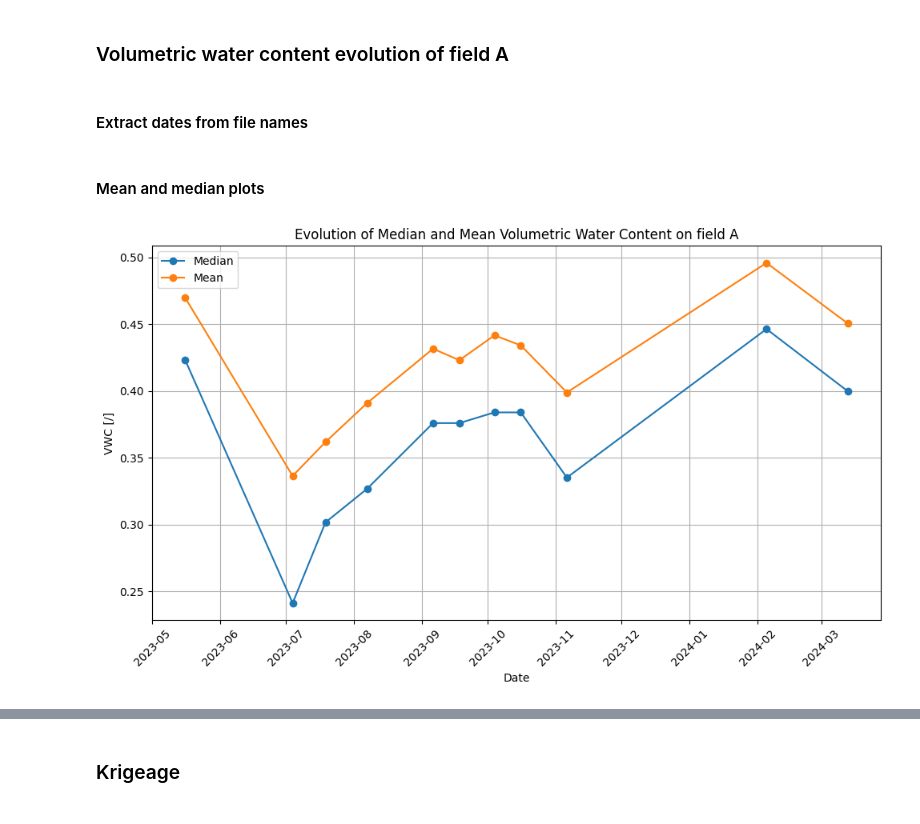
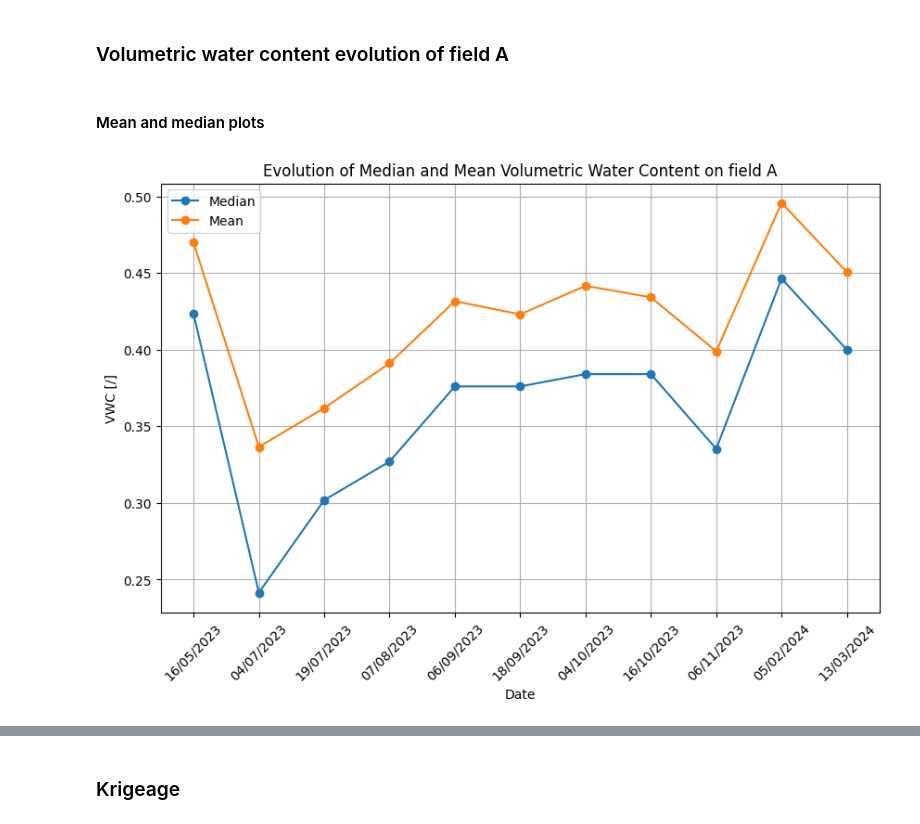
Before and after one commit to Django184/Master-Thesis, a Jupyter notebook: gpr.ipynb, the cells around one changed output, grey strips where cells are left out. Drawn from its saved outputs; the diff is of its cells as text; code cells hidden in the pictures.

```diff
--- a/gpr.ipynb
+++ b/gpr.ipynb
@@ -22,42 +33,37 @@ for file_path in file_paths:
 # %% [markdown]
 ### Volumetric water content evolution of field A
-# %% [markdown]
-#### Extract dates from file names
-# %%
-dates = []
-for file_path in file_paths:
-    file_name = os.path.basename(file_path)
-    file_name_without_extension = os.path.splitext(file_name)[0]
-
-    date = file_name_without_extension[4:6] + "/" + file_name_without_extension[2:4] + "/" + "20" + file_name_without_extension[:2]
-    dates.append(datetime.strptime(date, "%d/%m/%Y"))
-
-sorted_indices = np.argsort(dates)
-dates = np.array(dates)[sorted_indices]
-gpr_data_tables = [gpr_data_tables[i] for i in sorted_indices]
 # %% [markdown]
 #### Mean and median plots
 # %%
+import_data(field_a_paths)
+
 mean_GPR_data_tables = []
 for gpr_data_table in gpr_data_tables:
     mean_GPR_data_table = gpr_data_table.iloc[:,2].mean()
     mean_GPR_data_tables.append(mean_GPR_data_table)
 
 median_GPR_data_tables = []
 for gpr_data_table in gpr_data_tables:
     median_GPR_data_table = gpr_data_table.iloc[:,2].median()
     median_GPR_data_tables.append(median_GPR_data_table)
 
+dates = extract_dates(field_a_paths)
+
 plt.figure(figsize=(10, 6))
 plt.plot(dates, median_GPR_data_tables, marker='o', label='Median')
 plt.plot(dates, mean_GPR_data_tables, marker='o', label='Mean')
 plt.xlabel('Date')
 plt.ylabel('VWC [/]')
 plt.title('Evolution of Median and Mean Volumetric Water Content on field A')
-plt.xticks(rotation=45)
+plt.xticks(dates, rotation=45)
+plt.gca().xaxis.set_major_locator(plt.MaxNLocator(12))
 plt.grid(True)
 plt.legend()
-plt.tight_layout()
 plt.show()
+
+
+# Reset
+gpr_data_tables = []
+dates = []
 # %% [output]
-[figure, old version]
+[figure, new version]
```
Also changed, not shown: parts of 9 cells of this notebook, 1 other file.
